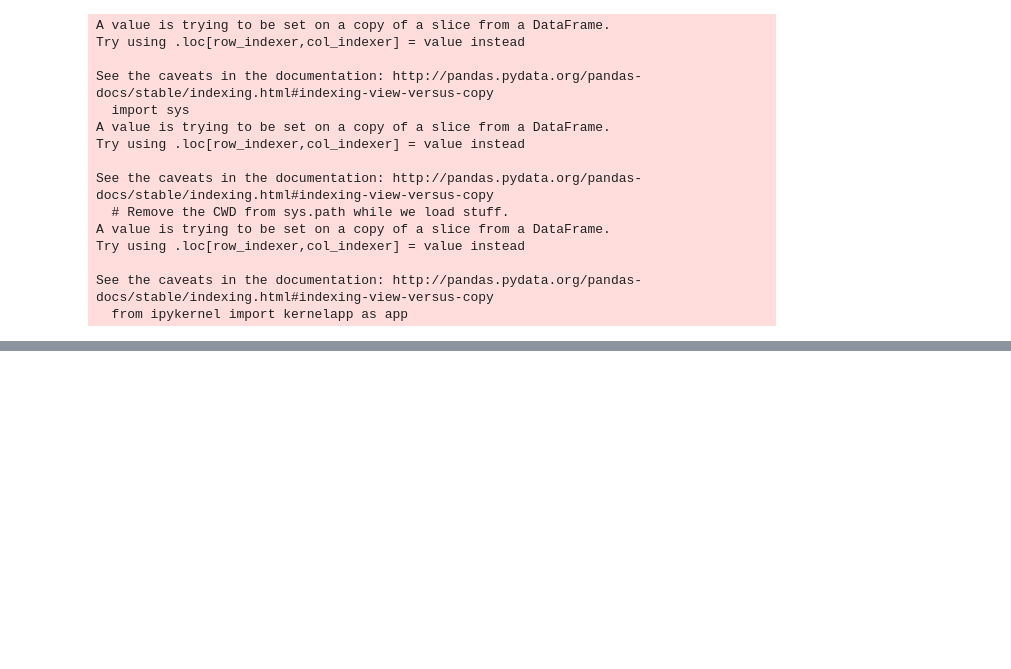
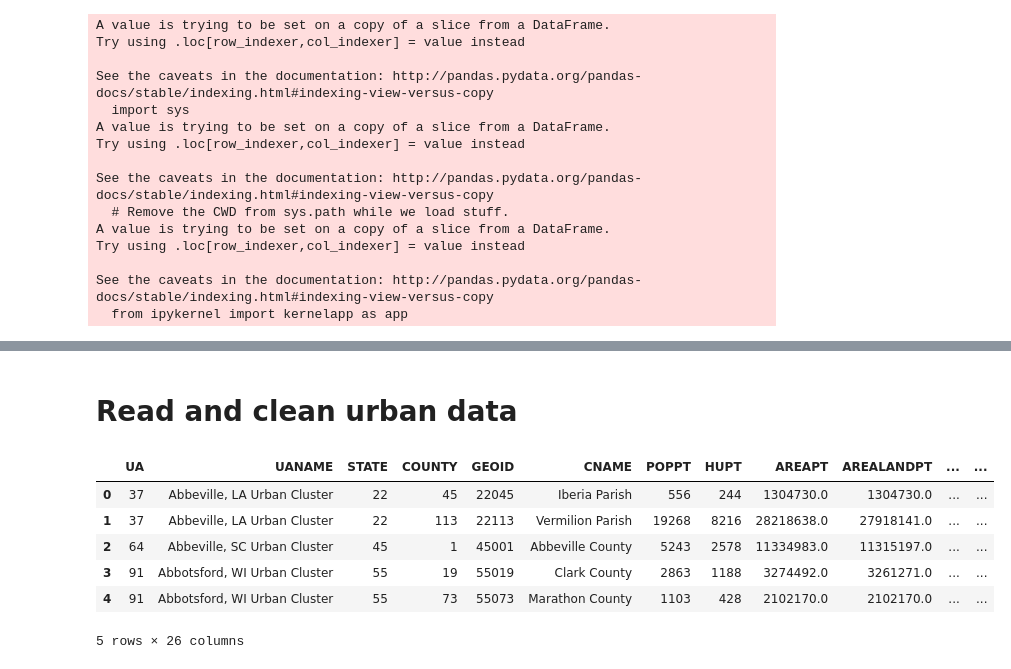
Before and after one commit to justincohler/evictions-learn, a Jupyter notebook: src/data/Gathering and Cleaning Census Data .ipynb, the cells around one changed output, grey strips where cells are left out. Drawn from its saved outputs; the diff is of its cells as text; code cells hidden in the pictures; blank space fills up the shorter version.

```diff
--- a/src/data/Gathering and Cleaning Census Data .ipynb
+++ b/src/data/Gathering and Cleaning Census Data .ipynb
@@ -292,0 +321,14 @@ hs_final.head()
+# %% [markdown]
+# Read and clean urban data
+# %%
+df = pd.read_csv('/Users/alenastern/Documents/Spring2018/Machine_Learning/evictions-learn/src/data/Urban_County_2010.csv', header = 0)
+# %%
+df.head()
+# %% [output]
+|  | UA | UANAME | STATE | COUNTY | GEOID | CNAME | POPPT | HUPT | AREAPT | AREALANDPT | ... | ... |
+| 0 | 37 | Abbeville, LA Urban Cluster | 22 | 45 | 22045 | Iberia Parish | 556 | 244 | 1304730.0 | 1304730.0 | ... | ... |
+| 1 | 37 | Abbeville, LA Urban Cluster | 22 | 113 | 22113 | Vermilion Parish | 19268 | 8216 | 28218638.0 | 27918141.0 | ... | ... |
+| 2 | 64 | Abbeville, SC Urban Cluster | 45 | 1 | 45001 | Abbeville County | 5243 | 2578 | 11334983.0 | 11315197.0 | ... | ... |
+| 3 | 91 | Abbotsford, WI Urban Cluster | 55 | 19 | 55019 | Clark County | 2863 | 1188 | 3274492.0 | 3261271.0 | ... | ... |
+| 4 | 91 | Abbotsford, WI Urban Cluster | 55 | 73 | 55073 | Marathon County | 1103 | 428 | 2102170.0 | 2102170.0 | ... | ... |
+5 rows × 26 columns
```
Also changed, not shown: parts of 20 cells of this notebook.
